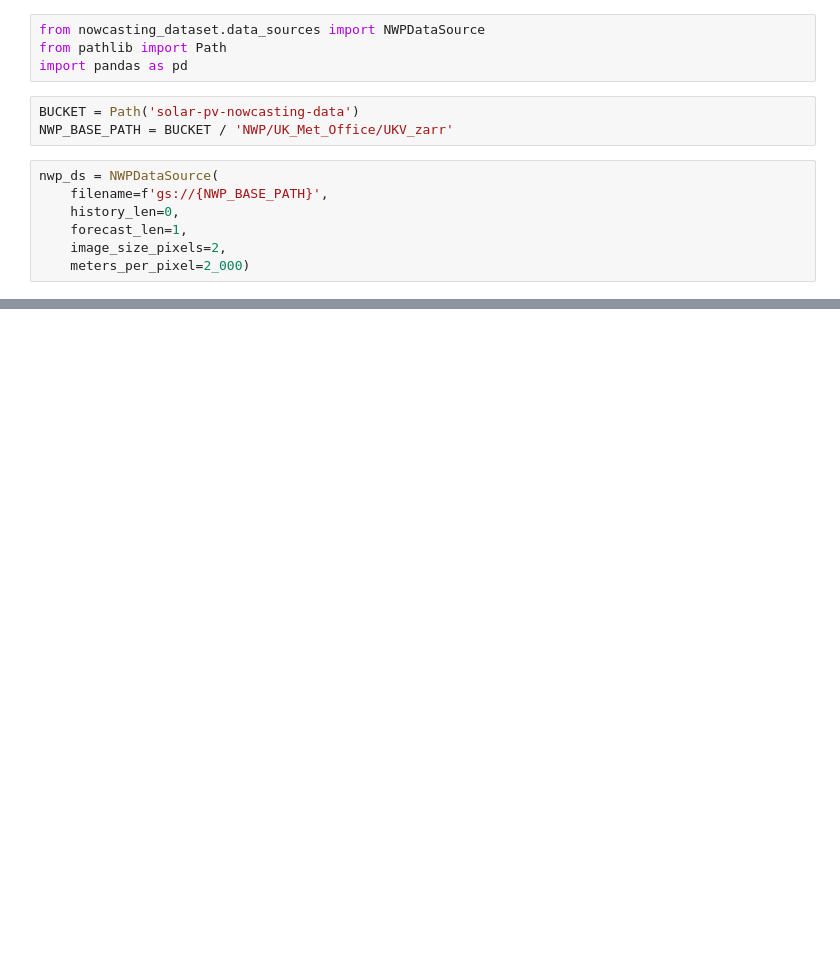
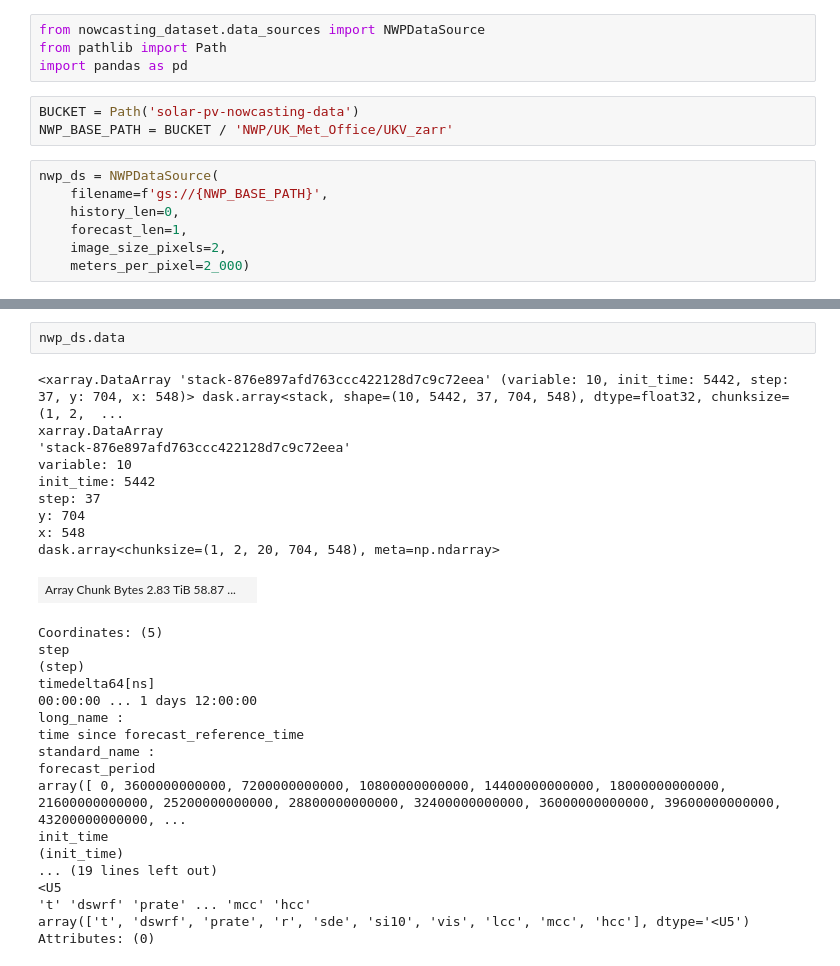
Before and after one commit to openclimatefix/nowcasting_dataset, a Jupyter notebook: notebooks/testing_NWPDataSource.ipynb, the cells around one changed output, grey strips where cells are left out. Cells and saved outputs as stored; diff of their text form; blank space fills up the shorter version.

```diff
--- a/notebooks/testing_NWPDataSource.ipynb
+++ b/notebooks/testing_NWPDataSource.ipynb
@@ -27,3 +24,33 @@ Wall time: 26 ms
+# %%
+nwp_ds.data
+# %% [output]
+<xarray.DataArray 'stack-876e897afd763ccc422128d7c9c72eea' (variable: 10, init_time: 5442, step: 37, y: 704, x: 548)> dask.array<stack, shape=(10, 5442, 37, 704, 548), dtype=float32, chunksize=(1, 2,  ...
+xarray.DataArray
+'stack-876e897afd763ccc422128d7c9c72eea'
+variable: 10
+init_time: 5442
+step: 37
+y: 704
+x: 548
+dask.array<chunksize=(1, 2, 20, 704, 548), meta=np.ndarray>
+| Array Chunk Bytes 2.83 TiB 58.87 ... |  |
+Coordinates: (5)
+step
+(step)
+timedelta64[ns]
+00:00:00 ... 1 days 12:00:00
+long_name :
+time since forecast_reference_time
+standard_name :
+forecast_period
+array([ 0, 3600000000000, 7200000000000, 10800000000000, 14400000000000, 18000000000000, 21600000000000, 25200000000000, 28800000000000, 32400000000000, 36000000000000, 39600000000000, 43200000000000, ...
+init_time
+(init_time)
+... (19 lines left out)
+<U5
+'t' 'dswrf' 'prate' ... 'mcc' 'hcc'
+array(['t', 'dswrf', 'prate', 'r', 'sde', 'si10', 'vis', 'lcc', 'mcc', 'hcc'], dtype='<U5')
+Attributes: (0)
 # %%
 %%time
 example = nwp_ds.get_example(
```
Also changed, not shown: parts of 7 cells of this notebook, 5 other files.
